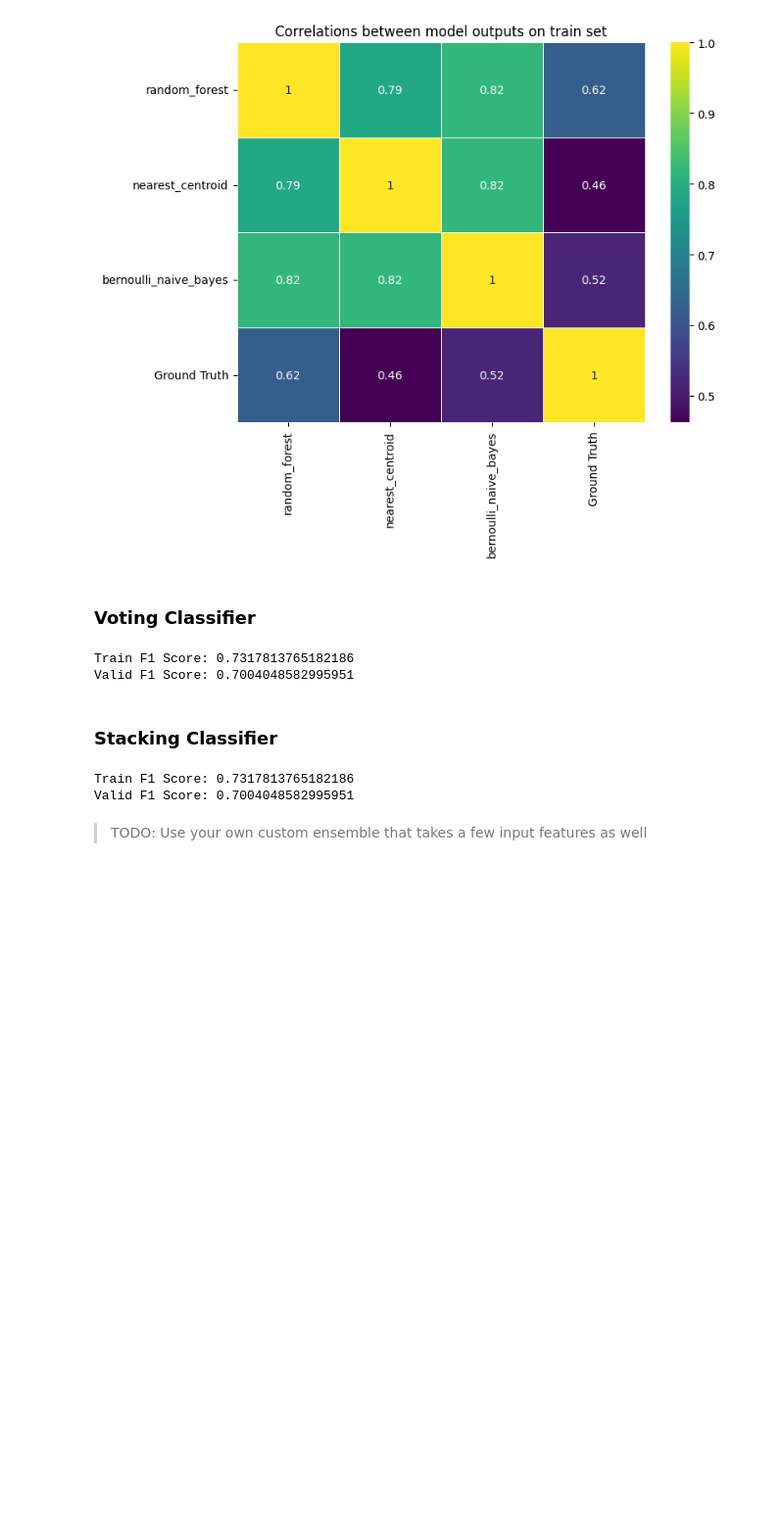
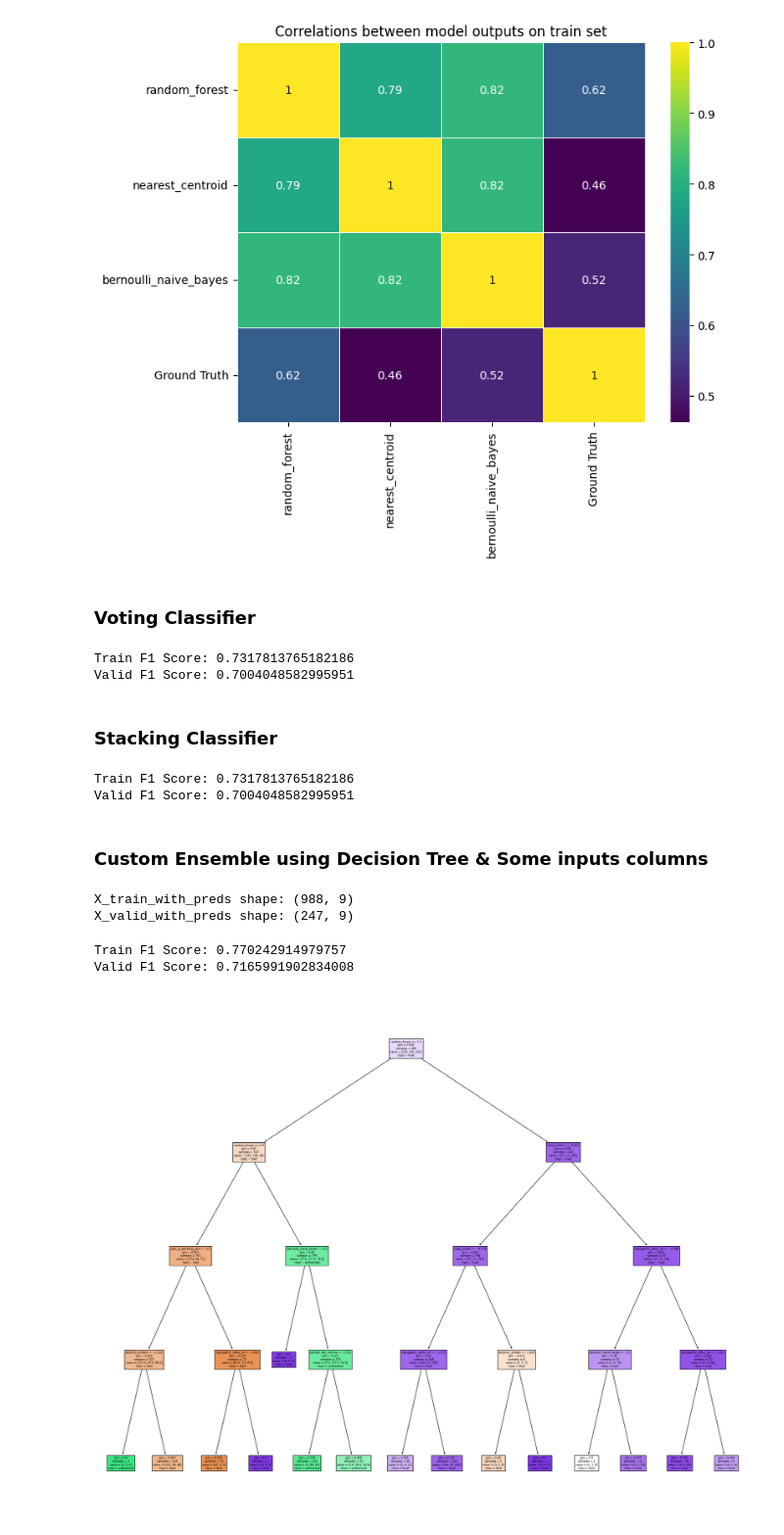
Before and after one commit to HarshRaoD/Horse_Health_Prediction, a Jupyter notebook: Ensemble_Traditional_ML.ipynb, the cells around one changed output. Shown: that part at 98% size. Saved outputs shown, nothing was run; the diff lists cells and outputs as text; code cells hidden in the pictures; blank space fills up the shorter version.

Commit message:
Did custom ensemble with limited results

```diff
--- a/Ensemble_Traditional_ML.ipynb
+++ b/Ensemble_Traditional_ML.ipynb
@@ -249,5 +249,54 @@ print(f"Train F1 Score: {train_f1_score}\nValid F1 Score: {valid_f1_score}")
 # %% [output]
 Train F1 Score: 0.7317813765182186
 Valid F1 Score: 0.7004048582995951
-# %% [markdown]
-> TODO: Use your own custom ensemble that takes a few input features as well
+# %% [markdown]
+### Custom Ensemble using Decision Tree & Some inputs columns
+# %%
+train_preds_df = pd.DataFrame()
+for name, model in estimators:
+    train_preds_df[name] = model.predict(X_train)
+
+val_preds_df = pd.DataFrame()
+for name, model in estimators:
+    val_preds_df[name] = model.predict(X_valid)
+
+train_df = pd.read_csv("data/Regular_Processed/Without_Ordinal_Encoding/train_processed.csv")
+valid_df = pd.read_csv("data/Regular_Processed/Without_Ordinal_Encoding/valid_processed.csv")
+
+FEATURE_NAMES_TO_ADD = ['total_protein', 'nasogastric_reflux_ph', 'packed_cell_volume', 'abdomo_protein', 'respiratory_rate', 'pain_is_extreme_pain']
+for feature in FEATURE_NAMES_TO_ADD:
+    train_preds_df[feature] = train_df[feature]
+    val_preds_df[feature] = valid_df[feature]
+
+X_train_with_preds = train_preds_df.to_numpy()
+X_valid_with_preds = val_preds_df.to_numpy()
+
+print(f"X_train_with_preds shape: {X_train_with_preds.shape}\nX_valid_with_preds shape: {X_valid_with_preds.shape}")
+# %% [output]
+X_train_with_preds shape: (988, 9)
+X_valid_with_preds shape: (247, 9)
+# %%
+from sklearn.tree import DecisionTreeClassifier
+
+final_classifier = DecisionTreeClassifier(random_state=0, criterion='gini', max_depth=4, splitter='best')
+final_classifier.fit(X_train_with_preds, y_train)
+
+train_preds = final_classifier.predict(X_train_with_preds)
+train_f1_score = f1_score(y_true=y_train, y_pred=train_preds, average='micro')
+valid_preds = final_classifier.predict(X_valid_with_preds)
+valid_f1_score = f1_score(y_true=y_valid, y_pred=valid_preds, average='micro')
+
+print(f"Train F1 Score: {train_f1_score}\nValid F1 Score: {valid_f1_score}")
+# %% [output]
+Train F1 Score: 0.770242914979757
+Valid F1 Score: 0.7165991902834008
+# %%
+from sklearn import tree
+
+fig = plt.figure(figsize=(25,20))
+_ = tree.plot_tree(final_classifier,
+                   feature_names=list(train_preds_df.columns),
+                   class_names=['died', 'euthanized', 'lived'],
+                   filled=True)
+# %% [output]
+[figure, added]
```
Also changed, not shown: parts of 2 cells of this notebook.
